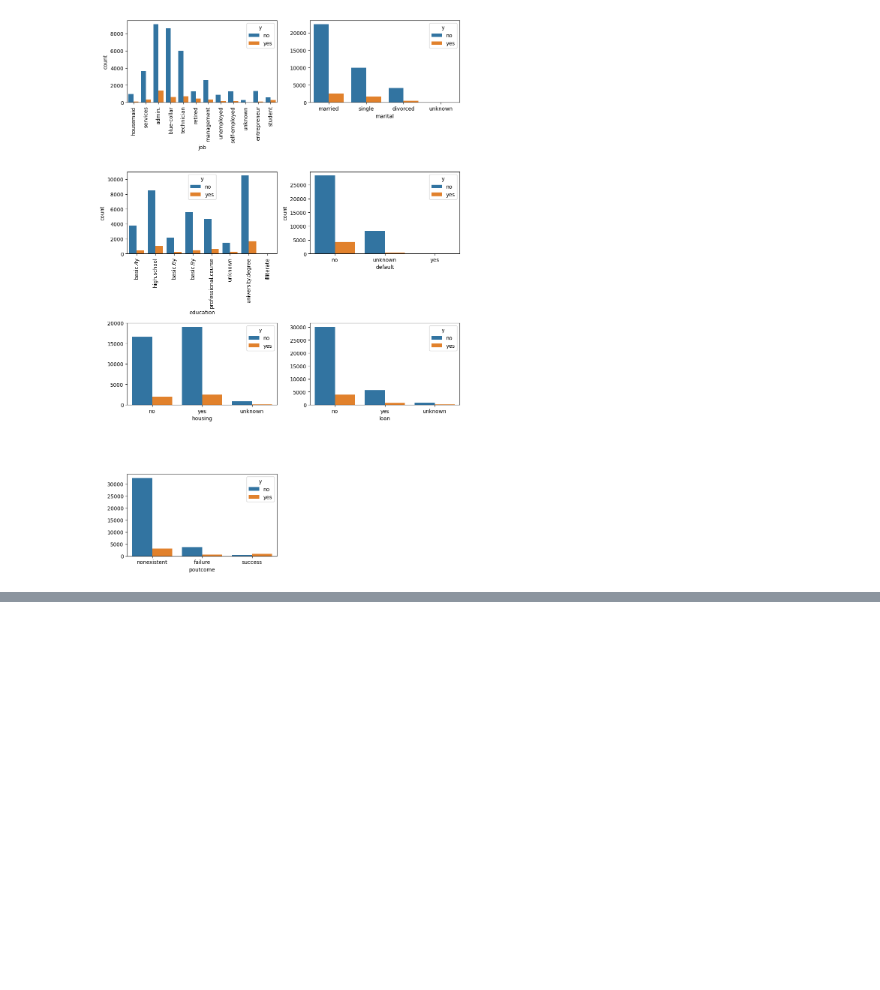
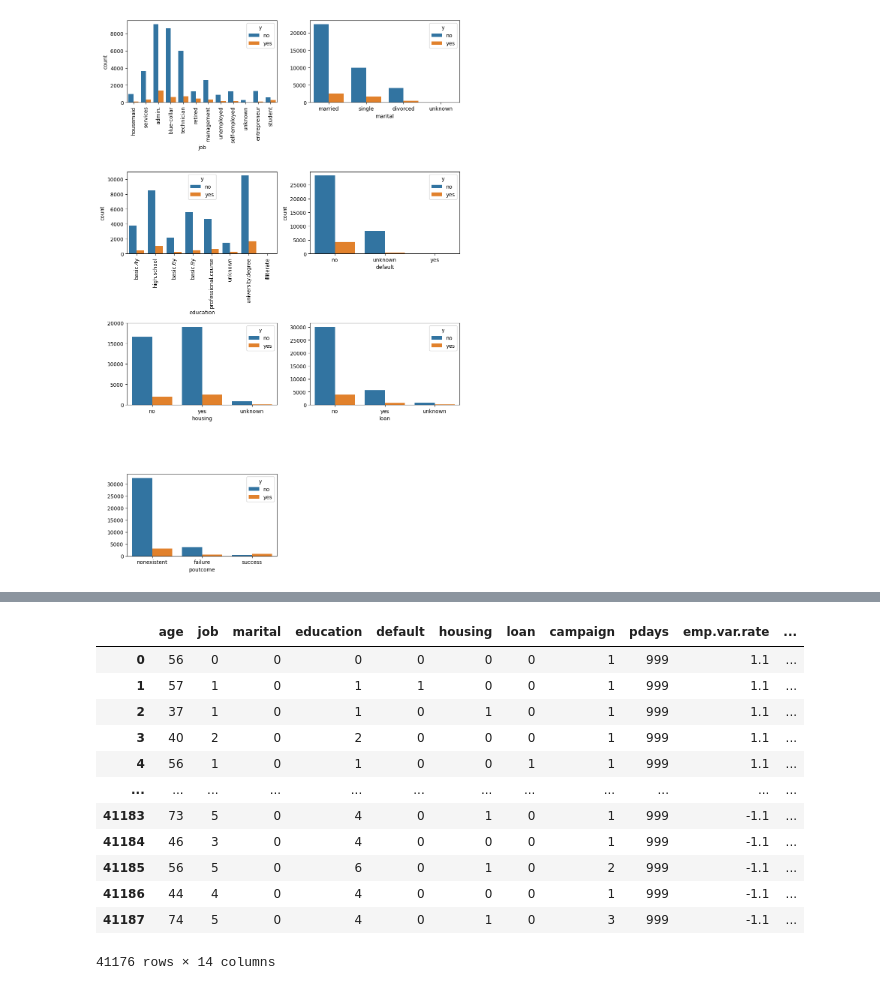
Before and after one commit to bartowen/mi_primer_model_ml, a Jupyter notebook: src/explore.ipynb, the cells around one changed output, grey strips where cells are left out. Cells and saved outputs as stored; diff of their text form; code cells hidden in the pictures; blank space fills up the shorter version.

Commit message:
factorizar categoricas

```diff
--- a/src/explore.ipynb
+++ b/src/explore.ipynb
@@ -257,0 +258,3 @@ plt.show()
+# %%
+df.drop(['poutcome'],axis=1,inplace=True)
+df.info()
@@ -257,0 +279,27 @@ plt.show()
+# %%
+#factorizar la variable categorica y para realizar analisis de variable objetivo con numerico
+# Variables Categoricas: job, marital, education, default, housing, loan
+
+df['y'] = pd.factorize(df['y'])[0]
+df['job'] = pd.factorize(df['job'])[0]
+df['marital'] = pd.factorize(df['marital'])[0]
+df['education'] = pd.factorize(df['education'])[0]
+df['default'] = pd.factorize(df['default'])[0]
+df['housing'] = pd.factorize(df['housing'])[0]
+df['loan'] = pd.factorize(df['loan'])[0]
+
+df
+# %% [output]
+|  | age | job | marital | education | default | housing | loan | campaign | pdays | emp.var.rate | ... |
+| 0 | 56 | 0 | 0 | 0 | 0 | 0 | 0 | 1 | 999 | 1.1 | ... |
+| 1 | 57 | 1 | 0 | 1 | 1 | 0 | 0 | 1 | 999 | 1.1 | ... |
+| 2 | 37 | 1 | 0 | 1 | 0 | 1 | 0 | 1 | 999 | 1.1 | ... |
+| 3 | 40 | 2 | 0 | 2 | 0 | 0 | 0 | 1 | 999 | 1.1 | ... |
+| 4 | 56 | 1 | 0 | 1 | 0 | 0 | 1 | 1 | 999 | 1.1 | ... |
+| ... | ... | ... | ... | ... | ... | ... | ... | ... | ... | ... | ... |
+| 41183 | 73 | 5 | 0 | 4 | 0 | 1 | 0 | 1 | 999 | -1.1 | ... |
+| 41184 | 46 | 3 | 0 | 4 | 0 | 0 | 0 | 1 | 999 | -1.1 | ... |
+| 41185 | 56 | 5 | 0 | 6 | 0 | 1 | 0 | 2 | 999 | -1.1 | ... |
+| 41186 | 44 | 4 | 0 | 4 | 0 | 0 | 0 | 1 | 999 | -1.1 | ... |
+| 41187 | 74 | 5 | 0 | 4 | 0 | 1 | 0 | 3 | 999 | -1.1 | ... |
+41176 rows × 14 columns
```
Also changed, not shown: parts of 2 cells of this notebook.
